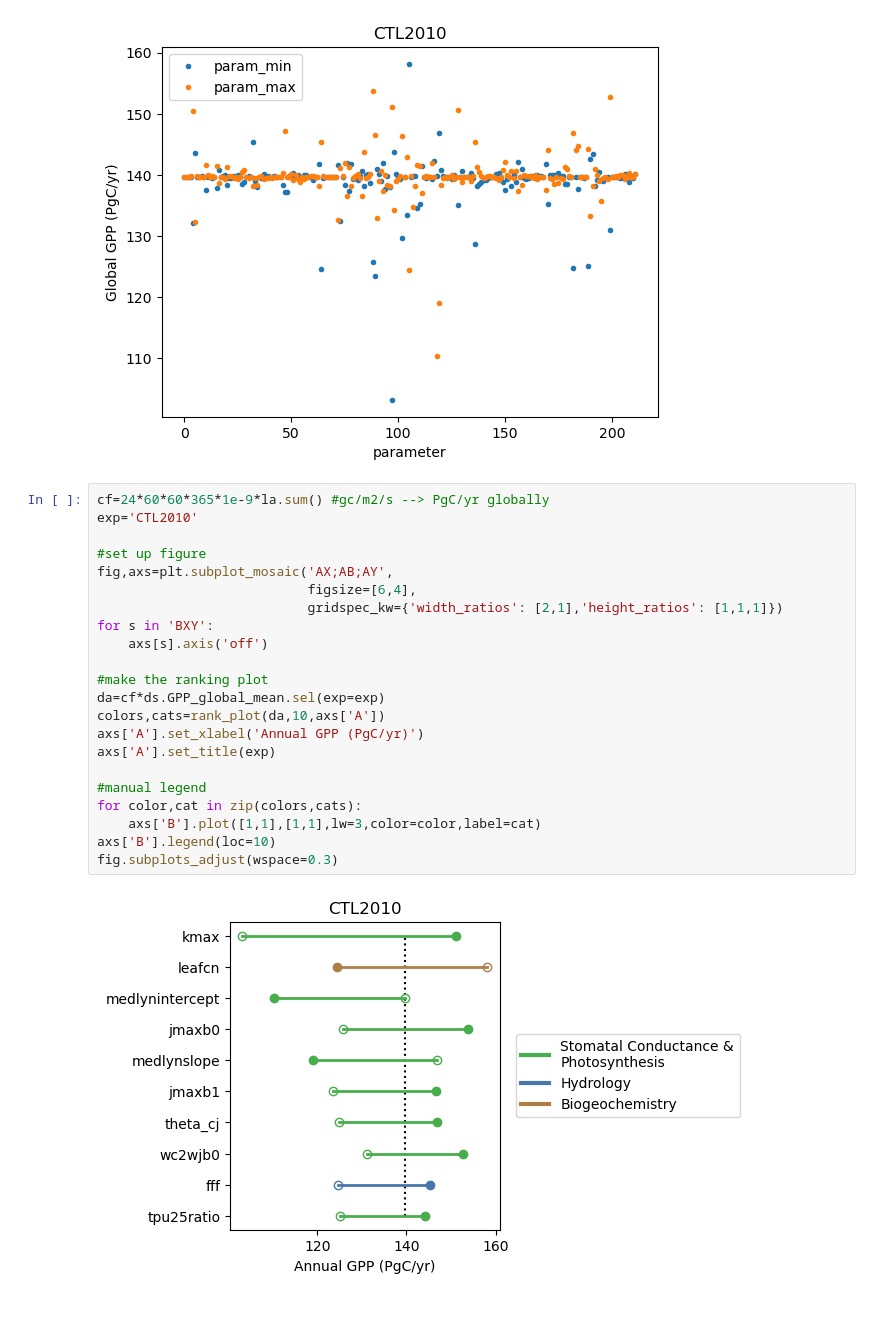
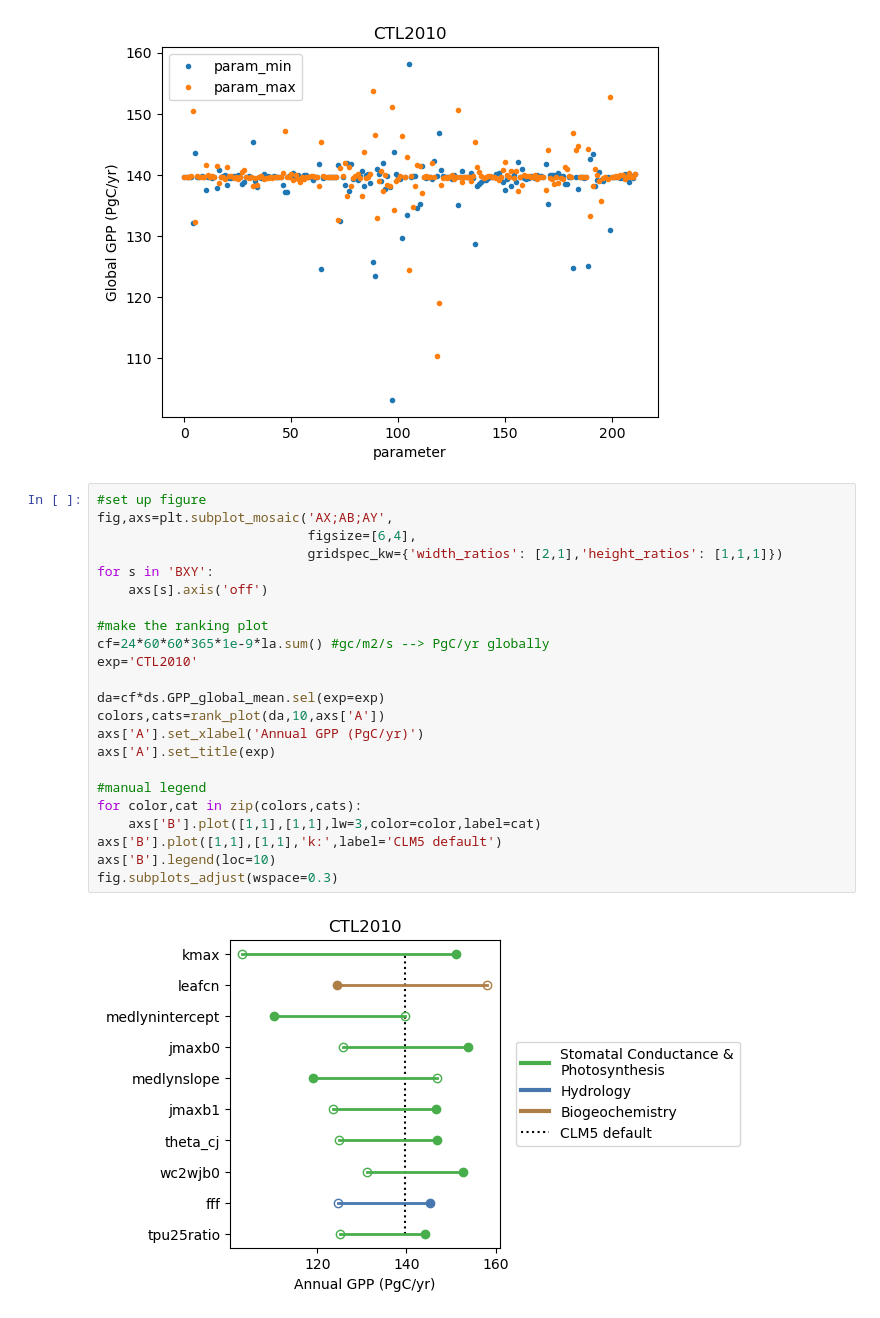
Before and after one commit to NCAR/ctsm_ppe_analysis, a Jupyter notebook: notebooks/oaat_template.ipynb, the cells around one changed output. Cells and saved outputs as stored; diff of their text form.

```diff
--- a/notebooks/oaat_template.ipynb
+++ b/notebooks/oaat_template.ipynb
@@ -103,26 +103,27 @@ plt.title(exp);
 # %% [output]
 [figure]
 # %%
-cf=24*60*60*365*1e-9*la.sum() #gc/m2/s --> PgC/yr globally
-exp='CTL2010'
-
 #set up figure
 fig,axs=plt.subplot_mosaic('AX;AB;AY',
                            figsize=[6,4],
                            gridspec_kw={'width_ratios': [2,1],'height_ratios': [1,1,1]})
 for s in 'BXY':
     axs[s].axis('off')
 
 #make the ranking plot
+cf=24*60*60*365*1e-9*la.sum() #gc/m2/s --> PgC/yr globally
+exp='CTL2010'
+
 da=cf*ds.GPP_global_mean.sel(exp=exp)
 colors,cats=rank_plot(da,10,axs['A'])
 axs['A'].set_xlabel('Annual GPP (PgC/yr)')
 axs['A'].set_title(exp)
 
 #manual legend
 for color,cat in zip(colors,cats):
     axs['B'].plot([1,1],[1,1],lw=3,color=color,label=cat)
+axs['B'].plot([1,1],[1,1],'k:',label='CLM5 default')
 axs['B'].legend(loc=10)
 fig.subplots_adjust(wspace=0.3)
 # %% [output]
-[figure, old version]
+[figure, new version]
```
